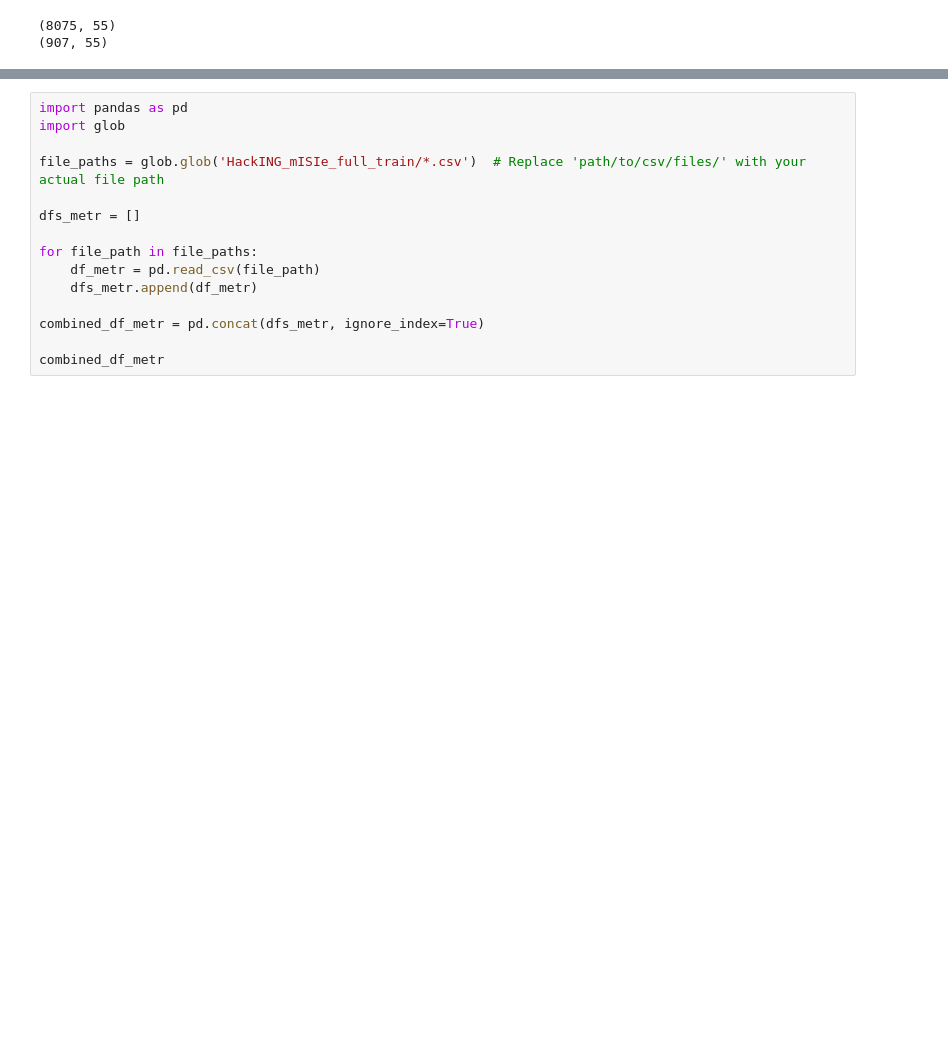
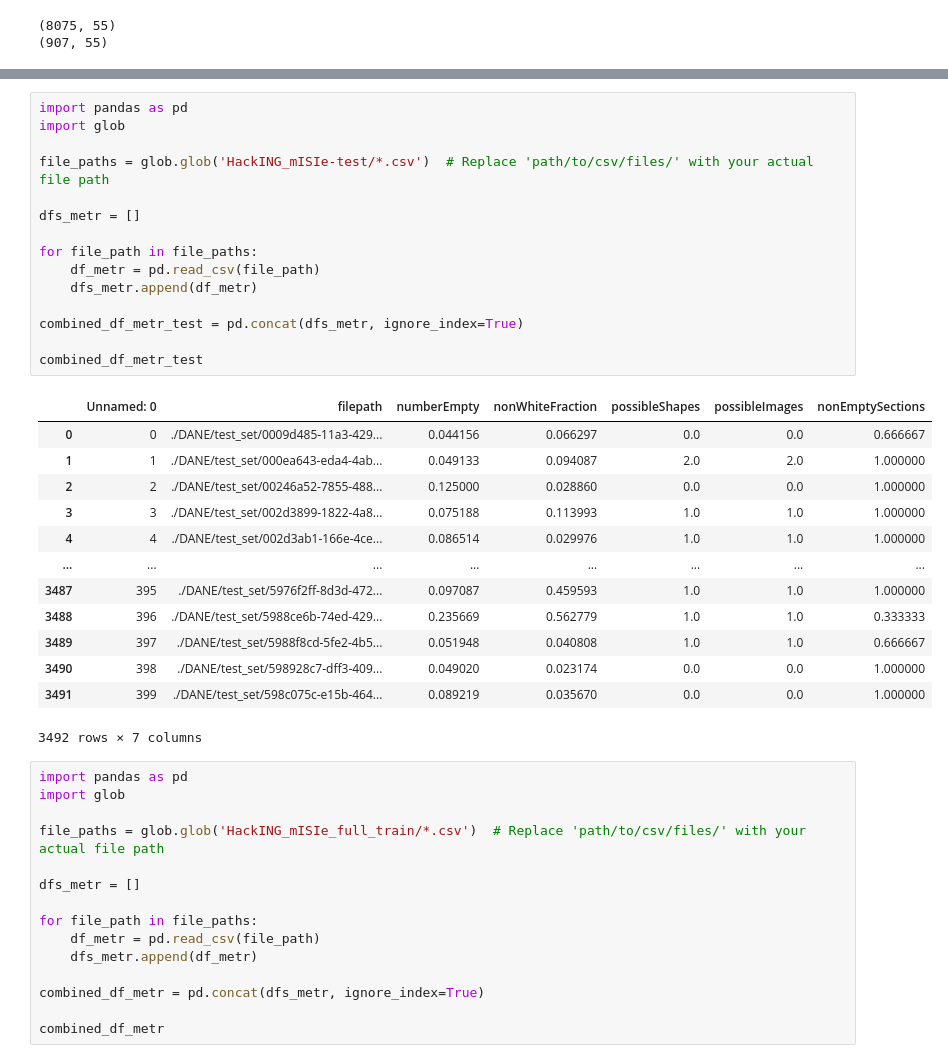
Before and after one commit to szymonsm/HackING_mISIe, a Jupyter notebook: first_model.ipynb, the cells around one changed output, grey strips where cells are left out. Drawn from its saved outputs; the diff is of its cells as text; blank space fills up the shorter version.

```diff
--- a/first_model.ipynb
+++ b/first_model.ipynb
@@ -364,3 +327,32 @@ combined_df_metr_final
+# %%
+import pandas as pd
+import glob
+
+file_paths = glob.glob('HackING_mISIe-test/*.csv')  # Replace 'path/to/csv/files/' with your actual file path
+
+dfs_metr = []
+
+for file_path in file_paths:
+    df_metr = pd.read_csv(file_path)
+    dfs_metr.append(df_metr)
+
+combined_df_metr_test = pd.concat(dfs_metr, ignore_index=True)
+
+combined_df_metr_test
+# %% [output]
+|  | Unnamed: 0 | filepath | numberEmpty | nonWhiteFraction | possibleShapes | possibleImages | nonEmptySections |
+| 0 | 0 | ./DANE/test_set/0009d485-11a3-429... | 0.044156 | 0.066297 | 0.0 | 0.0 | 0.666667 |
+| 1 | 1 | ./DANE/test_set/000ea643-eda4-4ab... | 0.049133 | 0.094087 | 2.0 | 2.0 | 1.000000 |
+| 2 | 2 | ./DANE/test_set/00246a52-7855-488... | 0.125000 | 0.028860 | 0.0 | 0.0 | 1.000000 |
+| 3 | 3 | ./DANE/test_set/002d3899-1822-4a8... | 0.075188 | 0.113993 | 1.0 | 1.0 | 1.000000 |
+| 4 | 4 | ./DANE/test_set/002d3ab1-166e-4ce... | 0.086514 | 0.029976 | 1.0 | 1.0 | 1.000000 |
+| ... | ... | ... | ... | ... | ... | ... | ... |
+| 3487 | 395 | ./DANE/test_set/5976f2ff-8d3d-472... | 0.097087 | 0.459593 | 1.0 | 1.0 | 1.000000 |
+| 3488 | 396 | ./DANE/test_set/5988ce6b-74ed-429... | 0.235669 | 0.562779 | 1.0 | 1.0 | 0.333333 |
+| 3489 | 397 | ./DANE/test_set/5988f8cd-5fe2-4b5... | 0.051948 | 0.040808 | 1.0 | 1.0 | 0.666667 |
+| 3490 | 398 | ./DANE/test_set/598928c7-dff3-409... | 0.049020 | 0.023174 | 0.0 | 0.0 | 1.000000 |
+| 3491 | 399 | ./DANE/test_set/598c075c-e15b-464... | 0.089219 | 0.035670 | 0.0 | 0.0 | 1.000000 |
+3492 rows × 7 columns
 # %%
 import pandas as pd
 import glob
```
Also changed, not shown: parts of 16 cells of this notebook, 1 other file.
